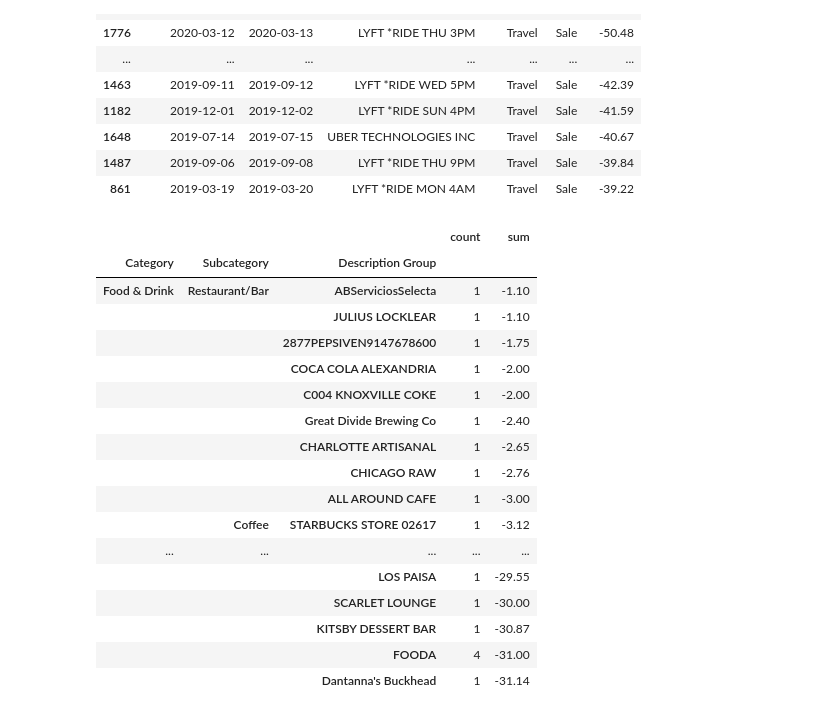
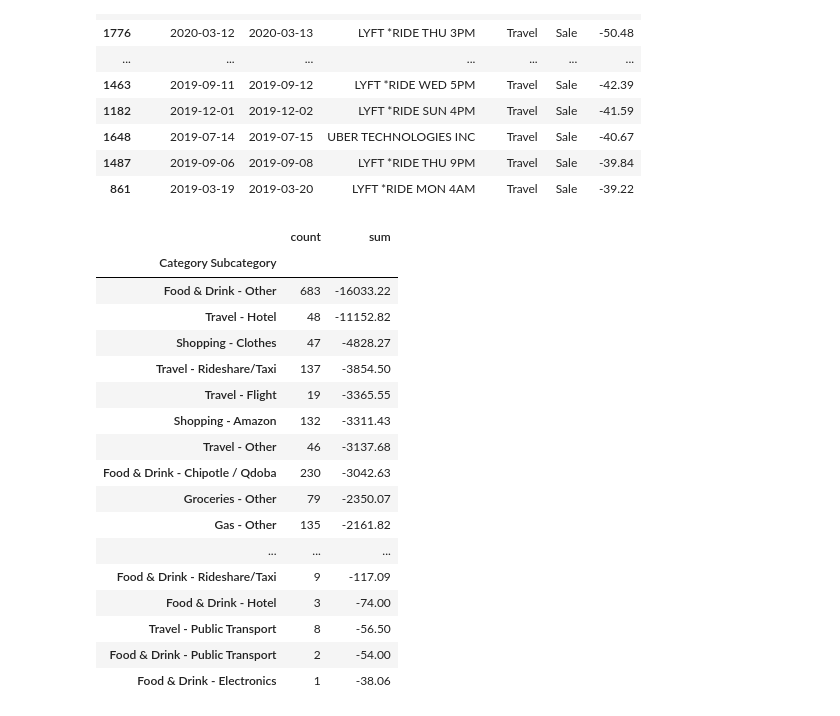
Before and after one commit to chicoder1/projects, a Jupyter notebook: spend_analysis.ipynb, the cells around one changed output. Cells and saved outputs as stored; diff of their text form; code cells hidden in the pictures.

Commit message:
Reverting to using a dictionary for subcategory

```diff
--- a/spend_analysis.ipynb
+++ b/spend_analysis.ipynb
@@ -155,68 +155,90 @@ def description_group(desc):
             updated_desc = updated_desc[0:i]
         else:
             updated_desc = updated_desc[i + 1:]
     if 'UNITED' in updated_desc or 'AMERICAN AIR' in updated_desc or 'SOUTHWES' in updated_desc or 'DELTA AIR' in updated_desc:
         ls = updated_desc.split(" ")
         updated_desc = ls[0]
     return updated_desc
 
 
-def subcategory(row):
-    category = row[3]
-    desc = row[2]
+def assign_subcategory(row):
+    category = row['Category']
+    desc = row['Description Group']
     subcategory = 'Other'
-    if category == 'Travel':
-        if ('UBER' in desc and 'EATS' not in desc) or 'TAXI' in desc or 'LYFT' in desc:
-            subcategory = 'Rideshare/Taxi'
-        if 'UNITED' in desc or 'AMERICAN' in desc or 'SOUTHWES' in desc or 'DELTA AIR' in desc:
-            subcategory = 'Flight'
-        if 'HAMPTON' in desc or 'SPRINGHILL' in desc or 'PARK CENTRAL SAN FRANCIS' in desc or 'HOTEL' in desc:
-            subcategory = 'Hotel'
-        if 'METRO' in desc or 'Marta' in desc:
-            subcategory = 'Public Transport'
-    if category == 'Food & Drink':
-        subcategory = 'Restaurant/Bar'
-        if 'STARBUCK' in desc or 'COFFEE' in desc or 'PEETS' in desc:
-            subcategory = 'Coffee'
-        if 'CHIPOT' in desc or 'QDOBA' in desc or 'CHICKFILA' in desc or 'WEST BEND' in desc or 'JIMMY JOHNS' in desc or desc == 'EATS' or 'ARAMARK SERVICES' in desc:
-            subcategory = 'Fast Food'
+    subcategory_dic = {
+        # Food
+        'Coffee':['STARBUCK', 'COFFEE', 'PEETS'],
+        'Chipotle / Qdoba':['CHIPOT', 'QDOBA'],
+
+        # Travel
+        'Rideshare/Taxi':['UBER', 'TAXI', 'LYFT'],
+        'Flight':['UNITED', 'AMERICAN', 'SOUTHWES', 'DELTA AIR'],
+        'Hotel':['HAMPTON', 'SPRINGHILL', 'PARK CENTRAL SAN FRANCIS', 'HOTEL'],
+        'Public Transport':['METRO', 'Marta'],
+
+        #Shopping
+        'Amazon':['AMAZON','Amazon.com', 'AMZN'],
+        'Electronics':['APPLE', 'BESTBUY'],
+        'Clothes':['Bonobos', 'BANANA', 'LULULEMON', 'BANANAREPUBLIC', 'UNIQLO', 'UNDER ARMOUR', 'CH-PLEASPRAIRIE', 'COLE HAAN', 'NORDSTROM',
+                    'MACYS', 'H&amp', 'REI', 'J. CREW', 'COACH', 'POLO', 'MARSHALLS', 'APOGEE', 'BR FACTORY'],
+        'Airport':['HUDSON', 'BESTBUY', 'PARADIES'],
+        'Online Services':['LEETCODE', 'CODERPAD', 'GROKKINGT']
+
+    }
+    for sub in subcategory_dic:
+        for description in subcategory_dic[sub]:
+            if description in desc:
+                subcategory = sub
     return subcategory
+
+def category_subcategory(row):
+    return row['Category'] + ' - ' + row['Subcategory']
 
 
 #description_group('Amazon.com*MW5IE3NZ1')
 #description_group('PP*FOODA INC')
 
 card_df['Description Group'] = card_df['Description'].apply(description_group)
 #card_df['Subcategory'] = card_df['Description Group'].apply(subcategory)
-card_df['Subcategory'] = card_df.apply(subcategory, axis=1)
+card_df['Subcategory'] = card_df.apply(assign_subcategory, axis=1)
 
 travel_df = card_df[card_df['Category'] == 'Travel']
 
 travel_df.groupby(['Category', 'Subcategory', 'Description Group'])['Amount'].agg(['count','sum']).sort_values(by='sum', ascending=True).head(40)
 
 food_df = card_df[card_df['Category'] == 'Food & Drink']
-food_df.groupby(['Category', 'Subcategory', 'Description Group'])['Amount'].agg(['count','sum']).sort_values(by='sum', ascending=False).head(200)
+food_df.groupby(['Category', 'Subcategory', 'Description Group'])['Amount'].agg(['count','sum']).sort_values(by='sum', ascending=True).head(80)
+
+
+
+shopping_df = card_df[card_df['Category'] == 'Shopping']
+shopping_df.groupby(['Category', 'Subcategory', 'Description Group'])['Amount'].agg(['count', 'sum']).sort_values(by='sum', ascending=True).head(50)
+
+card_df['Category Subcategory'] = card_df.apply(category_subcategory, axis = 1)
+
+card_df.groupby('Category Subcategory')['Amount'].agg(['count', 'sum']).sort_values(by='sum', ascending=True).head(50)
+
 #card_df.head()
 
 #food_df[food_df['Description Group'] == 'EATS'].head(15)
 
 #travel_df[travel_df['Description Group'] == 'ROMULUS OLARIU'].head(16)
 # %% [output]
-|  |  |  | count | sum |
-| Category | Subcategory | Description Group |  |  |
-| Food & Drink | Restaurant/Bar | ABServiciosSelecta | 1 | -1.10 |
-|  |  | JULIUS LOCKLEAR | 1 | -1.10 |
-|  |  | 2877PEPSIVEN9147678600 | 1 | -1.75 |
-|  |  | COCA COLA ALEXANDRIA | 1 | -2.00 |
-|  |  | C004 KNOXVILLE COKE | 1 | -2.00 |
-|  |  | Great Divide Brewing Co | 1 | -2.40 |
-|  |  | CHARLOTTE ARTISANAL | 1 | -2.65 |
-|  |  | CHICAGO RAW | 1 | -2.76 |
-|  |  | ALL AROUND CAFE | 1 | -3.00 |
-|  | Coffee | STARBUCKS STORE 02617 | 1 | -3.12 |
-| ... | ... | ... | ... | ... |
-|  |  | LOS PAISA | 1 | -29.55 |
-|  |  | SCARLET LOUNGE | 1 | -30.00 |
-|  |  | KITSBY DESSERT BAR | 1 | -30.87 |
-|  |  | FOODA | 4 | -31.00 |
-|  |  | Dantanna's Buckhead | 1 | -31.14 |
+|  | count | sum |
+| Category Subcategory |  |  |
+| Food & Drink - Other | 683 | -16033.22 |
+| Travel - Hotel | 48 | -11152.82 |
+| Shopping - Clothes | 47 | -4828.27 |
+| Travel - Rideshare/Taxi | 137 | -3854.50 |
+| Travel - Flight | 19 | -3365.55 |
+| Shopping - Amazon | 132 | -3311.43 |
+| Travel - Other | 46 | -3137.68 |
+| Food & Drink - Chipotle / Qdoba | 230 | -3042.63 |
+| Groceries - Other | 79 | -2350.07 |
+| Gas - Other | 135 | -2161.82 |
+| ... | ... | ... |
+| Food & Drink - Rideshare/Taxi | 9 | -117.09 |
+| Food & Drink - Hotel | 3 | -74.00 |
+| Travel - Public Transport | 8 | -56.50 |
+| Food & Drink - Public Transport | 2 | -54.00 |
+| Food & Drink - Electronics | 1 | -38.06 |
```
